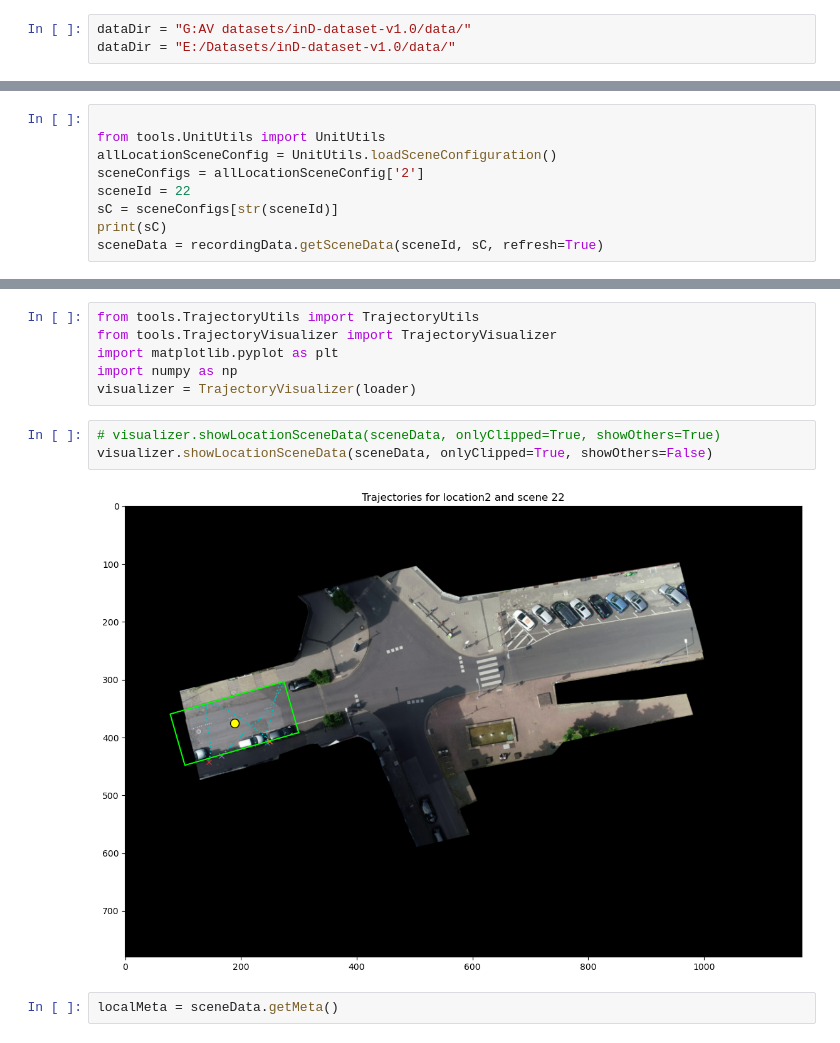
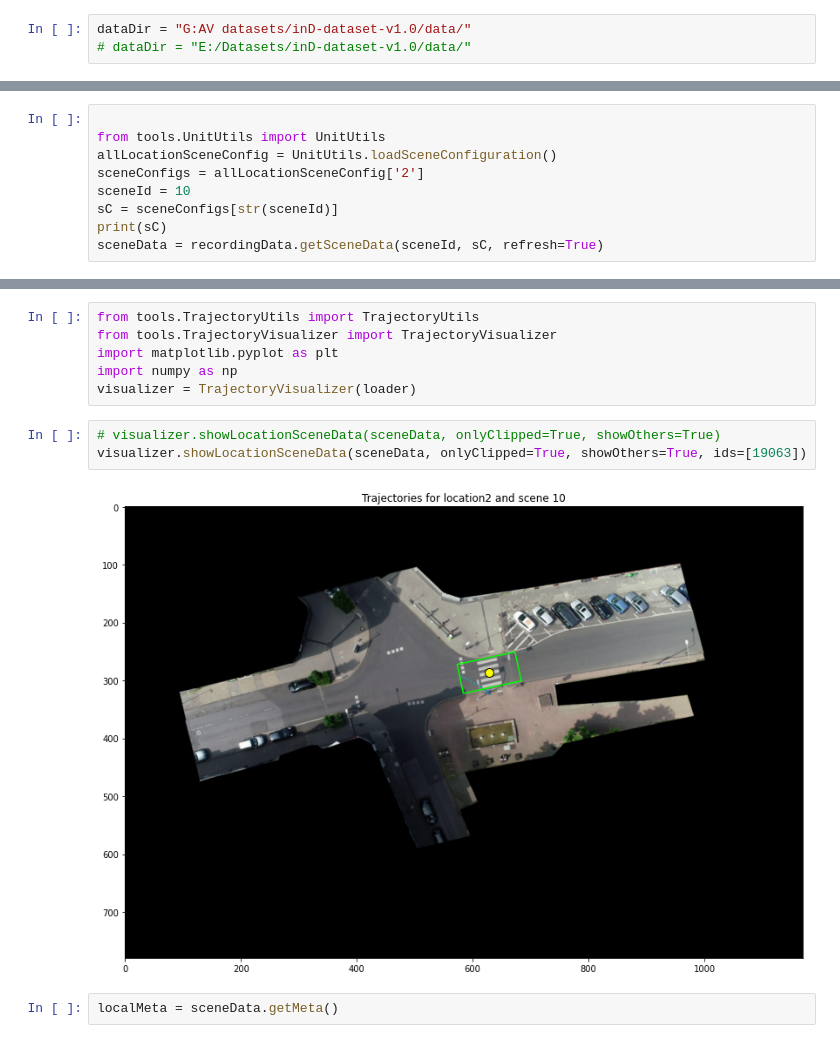
Before and after one commit to ika-rwth-aachen/drone-dataset-tools, a Jupyter notebook: src/notebooks/RecordingData.ipynb, the cells around one changed output, grey strips where cells are left out. Cells and saved outputs as stored; diff of their text form.

```diff
--- a/src/notebooks/RecordingData.ipynb
+++ b/src/notebooks/RecordingData.ipynb
@@ -5,7 +5,7 @@
 3. In the following cell change the dataDir to the data directory of the InD dataset
 # %%
 dataDir = "G:AV datasets/inD-dataset-v1.0/data/"
-dataDir = "E:/Datasets/inD-dataset-v1.0/data/"
+# dataDir = "E:/Datasets/inD-dataset-v1.0/data/"
 # %%
 exec(open('init_notebook.py').read())
 # %% [output]
@@ -64,7 +64,7 @@ array(['car', 'pedestrian', 'bicycle', 'truck_bus'], dtype=object)
 from tools.UnitUtils import UnitUtils
 allLocationSceneConfig = UnitUtils.loadSceneConfiguration()
 sceneConfigs = allLocationSceneConfig['2']
-sceneId = 22
+sceneId = 10
 sC = sceneConfigs[str(sceneId)]
 print(sC)
 sceneData = recordingData.getSceneData(sceneId, sC, refresh=True)
@@ -124,9 +151,9 @@ import numpy as np
 visualizer = TrajectoryVisualizer(loader)
 # %%
 # visualizer.showLocationSceneData(sceneData, onlyClipped=True, showOthers=True)
-visualizer.showLocationSceneData(sceneData, onlyClipped=True, showOthers=False)
+visualizer.showLocationSceneData(sceneData, onlyClipped=True, showOthers=True, ids=[19063])
 # %% [output]
-[figure, old version]
+[figure, new version]
 # %%
 localMeta = sceneData.getMeta()
 # %%
```
Also changed, not shown: parts of 19 cells of this notebook, 4 other files.
